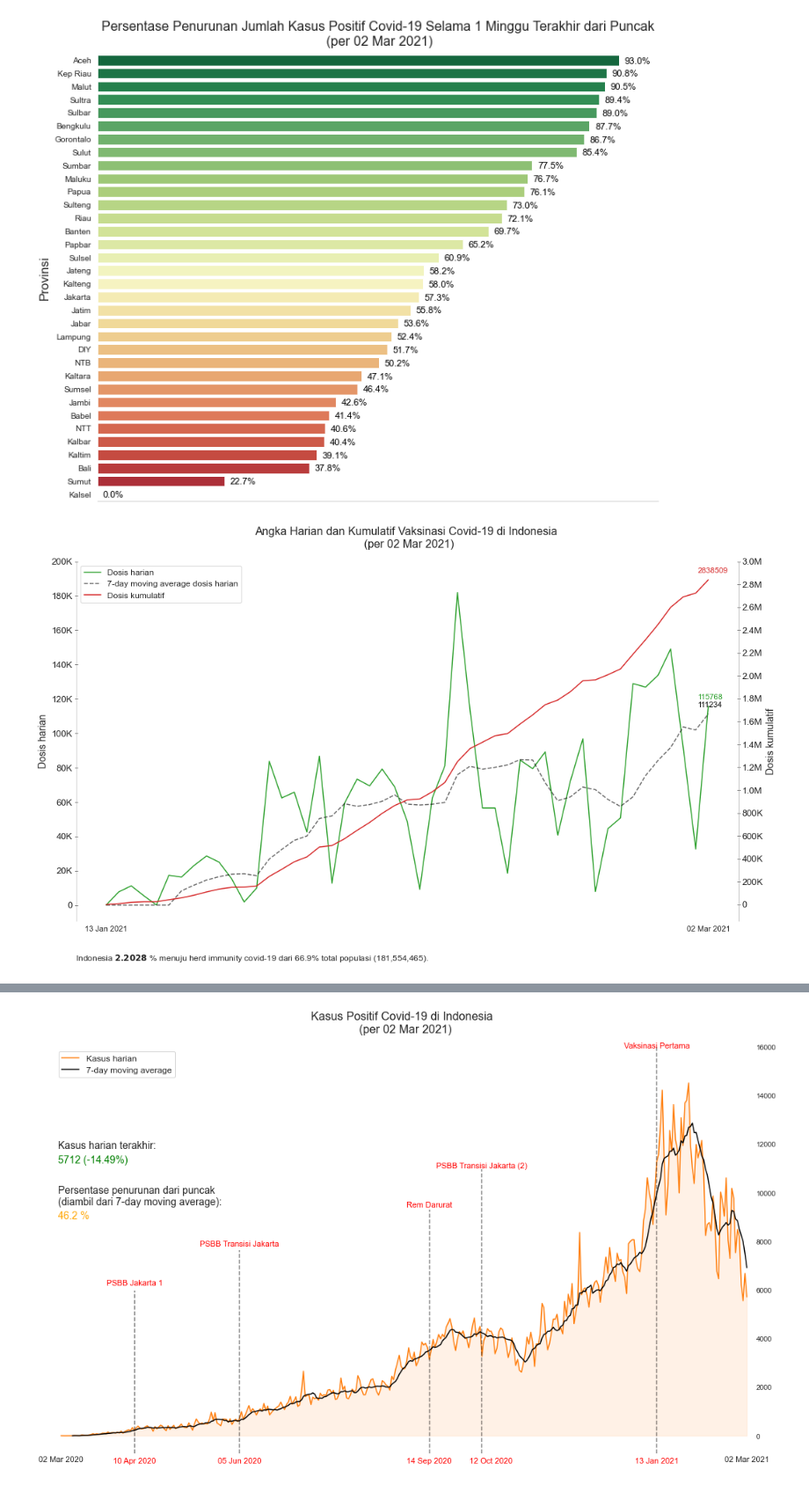
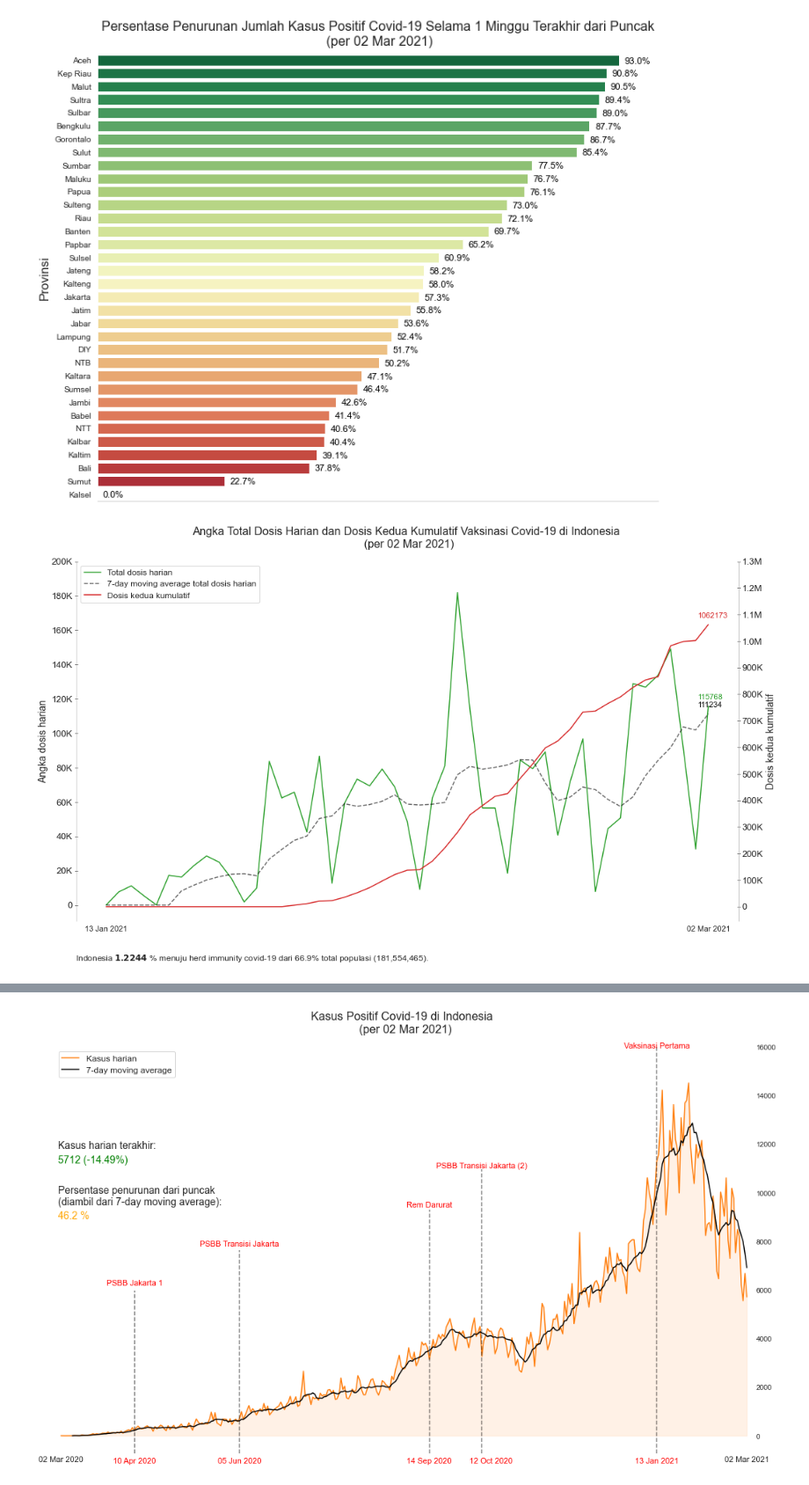
Before and after one commit to imfery/covid-19-viz, a Jupyter notebook: Covid-19 Visualization.ipynb, the cells around one changed output, grey strips where cells are left out. Shown at 88% size. Drawn from its saved outputs; the diff is of its cells as text; code cells hidden in the pictures.

Commit message:
fix menujuherdimmunity metrics and updated latest data

```diff
--- a/Covid-19 Visualization.ipynb
+++ b/Covid-19 Visualization.ipynb
@@ -322,6 +323,5 @@ dh_ma = round(vaccinated['Dosis harian'].rolling(7).mean().fillna(0),2)
 # %%
 # calculation by menujuherdimmunity.id
-mhi = round((stats['Sembuh'][-1] + (vaccinated['Dosis pertama'].values[-1]+\
-                                    vaccinated['Dosis kedua'].values[-1]))/181554465*100,4)
+mhi = round((stats['Sembuh'][-1] + (vaccinated['Dosis kedua'].values[-1]))/181554465*100,4)
 print(mhi)
 # %% [output]
@@ -434,19 +434,19 @@ fig, ax1 = plt.subplots(figsize=(15,9))
 color = ['tab:green', 'tab:red']
 
 ax1 = sns.lineplot(x=vaccinated.index, y='Dosis harian', data=vaccinated, color=color[0],
-                  label='Dosis harian', legend=None)
+                  label='Total dosis harian', legend=None)
 ax1 = sns.lineplot(x=vaccinated.index, y=dh_ma, data=vaccinated, color='black',
-                  label='7-day moving average dosis harian', legend=None, linestyle='--', alpha=0.6)
+                  label='7-day moving average total dosis harian', legend=None, linestyle='--', alpha=0.6)
 
 ax2 = ax1.twinx()
 
-ax2 = sns.lineplot(x=vaccinated.index, y='Dosis kumulatif', data = vaccinated, sort=False, color=color[1],
-                  label='Dosis kumulatif', legend=None)
+ax2 = sns.lineplot(x=vaccinated.index, y='Dosis kedua', data = vaccinated, sort=False, color=color[1],
+                  label='Dosis kedua kumulatif', legend=None)
 
 yticks = np.arange(0,np.ceil(max(vaccinated['Dosis harian']))+30000,20000)
 yticklabels =[]
 
-yticks2 = np.arange(0,np.ceil(max(vaccinated['Dosis kumulatif']))+300000,200000)
+yticks2 = np.arange(0,np.ceil(max(vaccinated['Dosis kedua']))+300000,100000)
 yticklabels2 =[]
 
 for number in yticks:
@@ -487,7 +487,7 @@ for ax in axs:
     ax.grid(False)
 
     if ax == ax1:
-        ax.set_ylabel('Dosis harian', fontsize=14)
+        ax.set_ylabel('Angka dosis harian', fontsize=14)
         ax.set_yticks(yticks)
         ax.set_yticklabels(yticklabels, fontsize=13)
         ax.set_xlabel('')
@@ -498,37 +498,37 @@ for ax in axs:
              (vaccinated.index[-1],dh_ma.values[-1]),
              xytext=(-15, 10), textcoords='offset points', fontsize=11, color='black')
     else:
-        ax.set_ylabel('Dosis kumulatif', fontsize=14)
+        ax.set_ylabel('Dosis kedua kumulatif', fontsize=14)
         ax.set_yticks(yticks2)
         ax.set_yticklabels(yticklabels2, fontsize=13)
-        ax.annotate(vaccinated['Dosis kumulatif'].values[-1],
-                    (vaccinated.index[-1],vaccinated['Dosis kumulatif'].values[-1]), color=color[1],
+        ax.annotate(vaccinated['Dosis kedua'].values[-1],
+                    (vaccinated.index[-1],vaccinated['Dosis kedua'].values[-1]), color=color[1],
                     xytext=(-15, 10), textcoords='offset points', fontsize=11)
         ax.legend(lines, labels, loc='upper left', fontsize=12)
 
     for spine in spines:
         ax.spines[spine].set_visible(False)
 
 
 # plt.annotate("Indonesia " +r"$\bf{" + str(mhi) + "}$"+' % \nmenuju herd immunity\ncovid-19 dari 66.9% \n\
 # total populasi (181,554,465).',\
 #              (vaccinated.index[0],(np.ceil(max(vaccinated['Dosis kumulatif']))+300000)/2),
 #              xytext=(0,0), textcoords='offset points', fontsize=11)
 
 plt.text(s="Indonesia " +r"$\bf{" + str(mhi) + "}$"+' % menuju herd immunity covid-19 dari 66.9% total populasi (181,554,465).',
          x=0.30, y=0.03, fontsize=12, ha='center', transform=fig.transFigure)
 
-plt.title("Angka Harian dan Kumulatif Vaksinasi Covid-19 di Indonesia \n (per "+\
+plt.title("Angka Total Dosis Harian dan Dosis Kedua Kumulatif Vaksinasi Covid-19 di Indonesia \n (per "+\
           max(stats.index).to_pydatetime().strftime("%d %b %Y")+")",
           fontsize=16, pad=20, loc='center')
 
 # peak_dosis = vaccinated[vaccinated['Dosis harian'] == max(vaccinated['Dosis harian'])].index
 # plt.axvline(peak_dosis,
 #            linestyle='--', color='black')
 # plt.text(x=peak_dosis, y=-95000, s=peak_dosis[0].to_pydatetime().strftime("%d %b %Y"), fontsize=11,
 #         ha='center', va='top', color='red')
 
 fig.tight_layout()
 plt.show()
 # %% [output]
-[figure, old version]
+[figure, new version]
```
Also changed, not shown: parts of 3 cells of this notebook.
